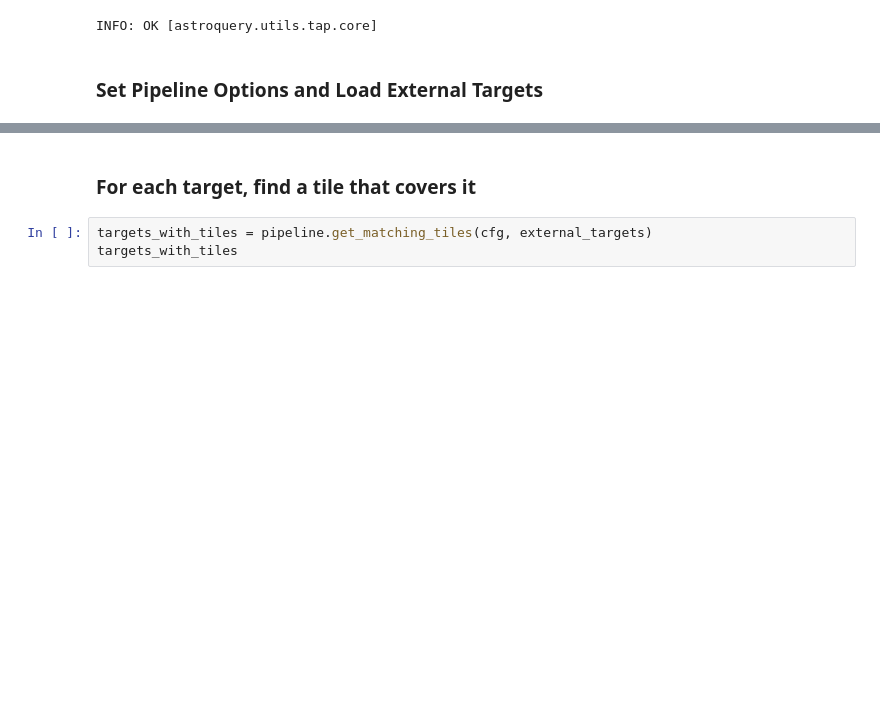
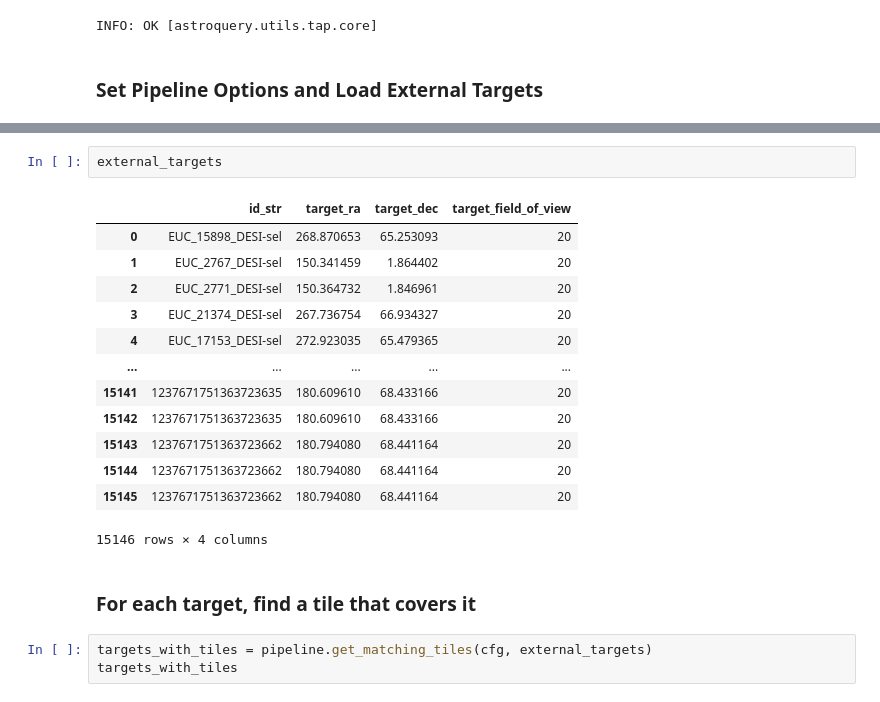
Before and after one commit to mwalmsley/bulk-euclid-cutouts, a Jupyter notebook: bulk_euclid/external_targets/notebook_version.ipynb, the cells around one changed output, grey strips where cells are left out. Saved outputs shown, nothing was run; the diff lists cells and outputs as text; blank space fills up the shorter version.

```diff
--- a/bulk_euclid/external_targets/notebook_version.ipynb
+++ b/bulk_euclid/external_targets/notebook_version.ipynb
@@ -142,3 +143,19 @@ len(external_targets)
+# %%
+external_targets
+# %% [output]
+|  | id_str | target_ra | target_dec | target_field_of_view |
+| 0 | EUC_15898_DESI-sel | 268.870653 | 65.253093 | 20 |
+| 1 | EUC_2767_DESI-sel | 150.341459 | 1.864402 | 20 |
+| 2 | EUC_2771_DESI-sel | 150.364732 | 1.846961 | 20 |
+| 3 | EUC_21374_DESI-sel | 267.736754 | 66.934327 | 20 |
+| 4 | EUC_17153_DESI-sel | 272.923035 | 65.479365 | 20 |
+| ... | ... | ... | ... | ... |
+| 15141 | 1237671751363723635 | 180.609610 | 68.433166 | 20 |
+| 15142 | 1237671751363723635 | 180.609610 | 68.433166 | 20 |
+| 15143 | 1237671751363723662 | 180.794080 | 68.441164 | 20 |
+| 15144 | 1237671751363723662 | 180.794080 | 68.441164 | 20 |
+| 15145 | 1237671751363723662 | 180.794080 | 68.441164 | 20 |
+15146 rows × 4 columns
 # %% [markdown]
 ### For each target, find a tile that covers it
 # %%
```
Also changed, not shown: parts of 13 cells of this notebook, 2 other files.
